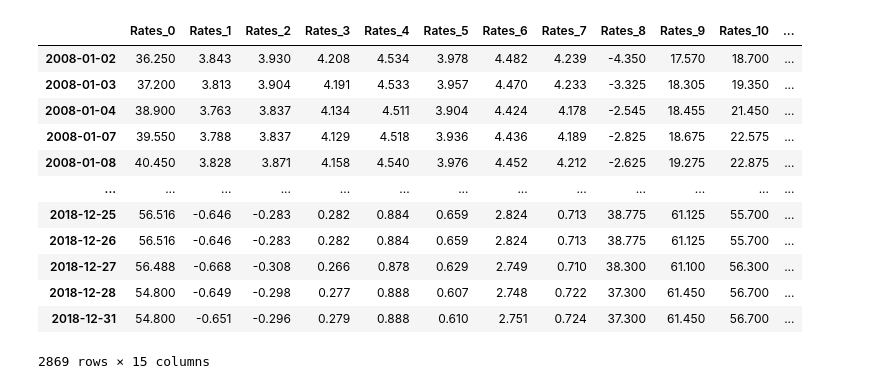
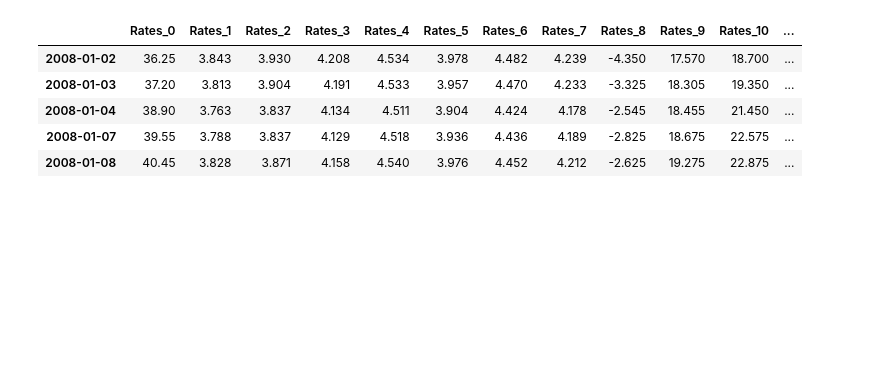
Before and after one commit to KatWuUK/Mean-Reverting-Strategy, a Jupyter notebook: MeanReversion.ipynb, the cells around one changed output. Saved outputs shown, nothing was run; the diff lists cells and outputs as text; code cells hidden in the pictures; blank space fills up the shorter version.

```diff
--- a/MeanReversion.ipynb
+++ b/MeanReversion.ipynb
@@ -23,20 +18,17 @@ def SMA(data, period = 30, column = rates):
+# %%
+# Calculate SMA based on all assets
+df['Mean'] = df.mean(axis=1)
+window_size = 10
+df['SMA'] = df['Mean'].rolling(window=window_size).mean()
 # %%
-df['SMA'] = SMA(df, 14)
-df['Simple_Returns'] = df.pct_change(1)[rates]
+df['Simple_Returns'] = df.pct_change(1)['Mean']
 df['Log_Returns'] = np.log(1+df['Simple_Returns'])
-df['Ratios'] = df[rates]/df['SMA']
-df
+df['Ratios'] = df['Mean']/df['SMA']
+df.head()
 # %% [output]
 |  | Rates_0 | Rates_1 | Rates_2 | Rates_3 | Rates_4 | Rates_5 | Rates_6 | Rates_7 | Rates_8 | Rates_9 | Rates_10 | ... |
-| 2008-01-02 | 36.250 | 3.843 | 3.930 | 4.208 | 4.534 | 3.978 | 4.482 | 4.239 | -4.350 | 17.570 | 18.700 | ... |
-| 2008-01-03 | 37.200 | 3.813 | 3.904 | 4.191 | 4.533 | 3.957 | 4.470 | 4.233 | -3.325 | 18.305 | 19.350 | ... |
-| 2008-01-04 | 38.900 | 3.763 | 3.837 | 4.134 | 4.511 | 3.904 | 4.424 | 4.178 | -2.545 | 18.455 | 21.450 | ... |
-| 2008-01-07 | 39.550 | 3.788 | 3.837 | 4.129 | 4.518 | 3.936 | 4.436 | 4.189 | -2.825 | 18.675 | 22.575 | ... |
-| 2008-01-08 | 40.450 | 3.828 | 3.871 | 4.158 | 4.540 | 3.976 | 4.452 | 4.212 | -2.625 | 19.275 | 22.875 | ... |
-| ... | ... | ... | ... | ... | ... | ... | ... | ... | ... | ... | ... | ... |
-| 2018-12-25 | 56.516 | -0.646 | -0.283 | 0.282 | 0.884 | 0.659 | 2.824 | 0.713 | 38.775 | 61.125 | 55.700 | ... |
-| 2018-12-26 | 56.516 | -0.646 | -0.283 | 0.282 | 0.884 | 0.659 | 2.824 | 0.713 | 38.775 | 61.125 | 55.700 | ... |
-| 2018-12-27 | 56.488 | -0.668 | -0.308 | 0.266 | 0.878 | 0.629 | 2.749 | 0.710 | 38.300 | 61.100 | 56.300 | ... |
-| 2018-12-28 | 54.800 | -0.649 | -0.298 | 0.277 | 0.888 | 0.607 | 2.748 | 0.722 | 37.300 | 61.450 | 56.700 | ... |
-| 2018-12-31 | 54.800 | -0.651 | -0.296 | 0.279 | 0.888 | 0.610 | 2.751 | 0.724 | 37.300 | 61.450 | 56.700 | ... |
+| 2008-01-02 | 36.25 | 3.843 | 3.930 | 4.208 | 4.534 | 3.978 | 4.482 | 4.239 | -4.350 | 17.570 | 18.700 | ... |
+| 2008-01-03 | 37.20 | 3.813 | 3.904 | 4.191 | 4.533 | 3.957 | 4.470 | 4.233 | -3.325 | 18.305 | 19.350 | ... |
+| 2008-01-04 | 38.90 | 3.763 | 3.837 | 4.134 | 4.511 | 3.904 | 4.424 | 4.178 | -2.545 | 18.455 | 21.450 | ... |
+| 2008-01-07 | 39.55 | 3.788 | 3.837 | 4.129 | 4.518 | 3.936 | 4.436 | 4.189 | -2.825 | 18.675 | 22.575 | ... |
+| 2008-01-08 | 40.45 | 3.828 | 3.871 | 4.158 | 4.540 | 3.976 | 4.452 | 4.212 | -2.625 | 19.275 | 22.875 | ... |
-2869 rows × 15 columns
```
Also changed, not shown: parts of 16 cells of this notebook.
